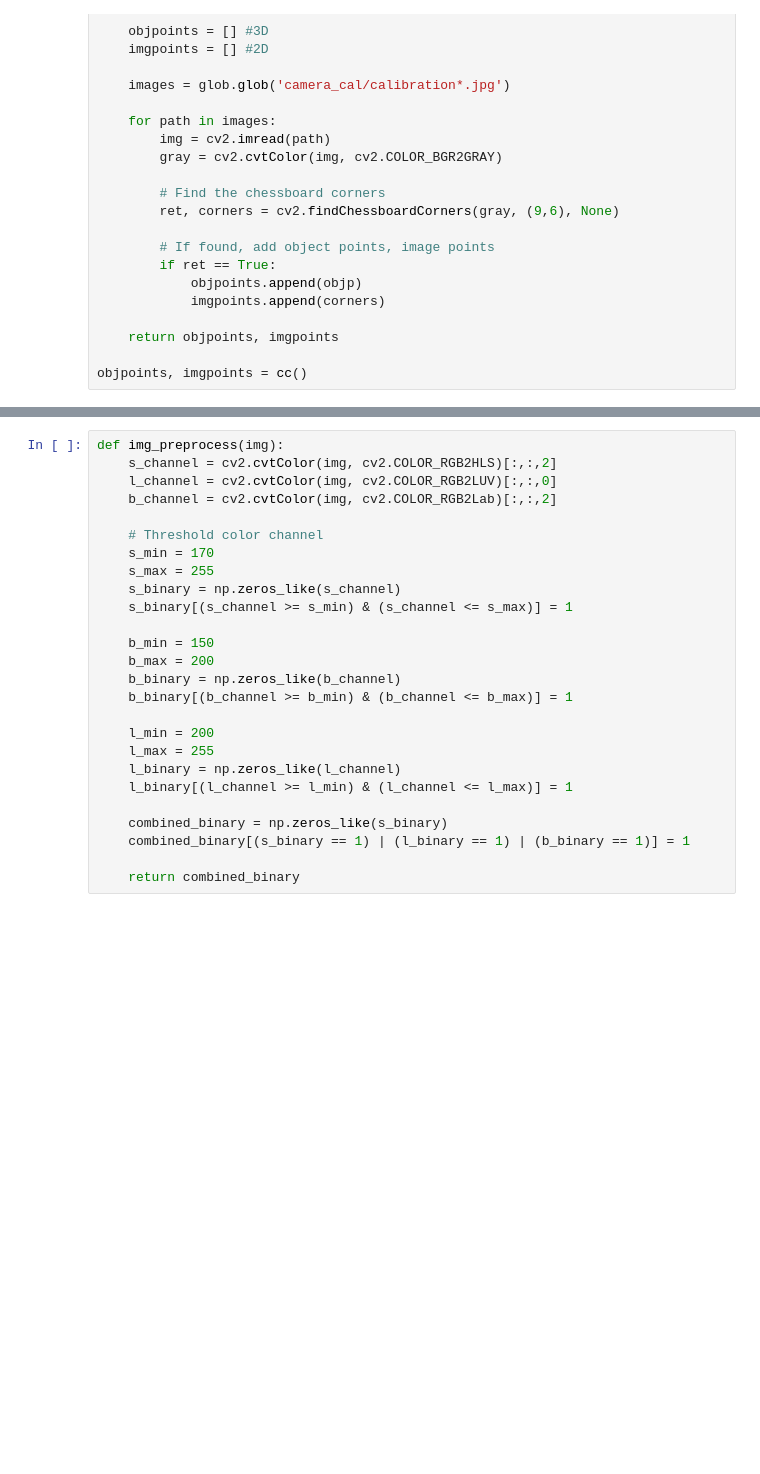
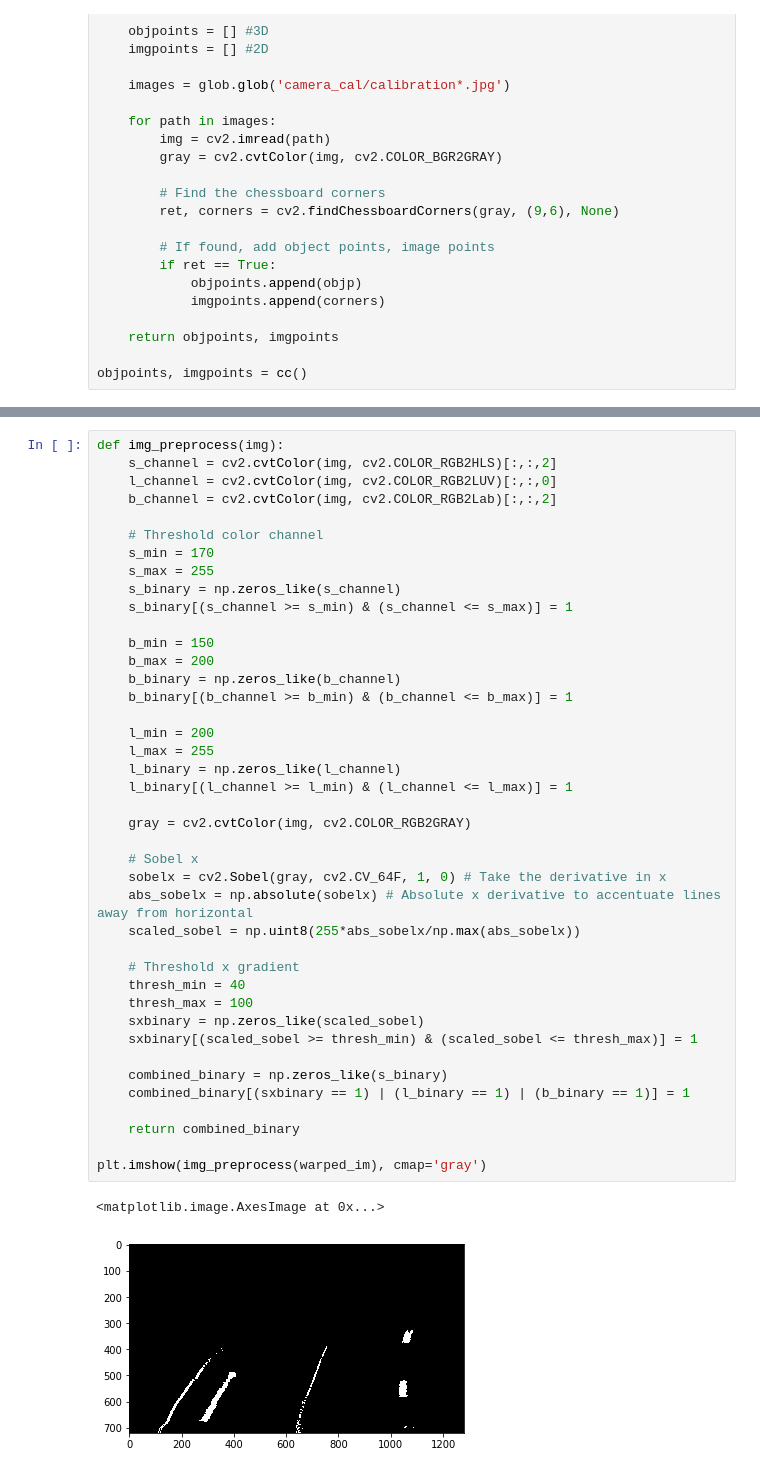
Before and after one commit to yazeedalrubyli/SDCND, a Jupyter notebook: Term1/Advanced-Lane-Lines/ALF.ipynb, the cells around one changed output, grey strips where cells are left out. Drawn from its saved outputs; the diff is of its cells as text; blank space fills up the shorter version.

```diff
--- a/Term1/Advanced-Lane-Lines/ALF.ipynb
+++ b/Term1/Advanced-Lane-Lines/ALF.ipynb
@@ -95,27 +93,45 @@ plt.show()
 # %%
 def img_preprocess(img):
     s_channel = cv2.cvtColor(img, cv2.COLOR_RGB2HLS)[:,:,2]
     l_channel = cv2.cvtColor(img, cv2.COLOR_RGB2LUV)[:,:,0]
     b_channel = cv2.cvtColor(img, cv2.COLOR_RGB2Lab)[:,:,2]
 
     # Threshold color channel
     s_min = 170
     s_max = 255
     s_binary = np.zeros_like(s_channel)
     s_binary[(s_channel >= s_min) & (s_channel <= s_max)] = 1
 
     b_min = 150
     b_max = 200
     b_binary = np.zeros_like(b_channel)
     b_binary[(b_channel >= b_min) & (b_channel <= b_max)] = 1
 
     l_min = 200
     l_max = 255
     l_binary = np.zeros_like(l_channel)
     l_binary[(l_channel >= l_min) & (l_channel <= l_max)] = 1
 
+    gray = cv2.cvtColor(img, cv2.COLOR_RGB2GRAY)
+
+    # Sobel x
+    sobelx = cv2.Sobel(gray, cv2.CV_64F, 1, 0) # Take the derivative in x
+    abs_sobelx = np.absolute(sobelx) # Absolute x derivative to accentuate lines away from horizontal
+    scaled_sobel = np.uint8(255*abs_sobelx/np.max(abs_sobelx))
+
+    # Threshold x gradient
+    thresh_min = 40
+    thresh_max = 100
+    sxbinary = np.zeros_like(scaled_sobel)
+    sxbinary[(scaled_sobel >= thresh_min) & (scaled_sobel <= thresh_max)] = 1
+
     combined_binary = np.zeros_like(s_binary)
-    combined_binary[(s_binary == 1) | (l_binary == 1) | (b_binary == 1)] = 1
+    combined_binary[(sxbinary == 1) | (l_binary == 1) | (b_binary == 1)] = 1
 
     return combined_binary
+
+plt.imshow(img_preprocess(warped_im), cmap='gray')
+# %% [output]
+<matplotlib.image.AxesImage at 0x...>
+[figure, added]
 # %%
```
Also changed, not shown: parts of 7 cells of this notebook.
